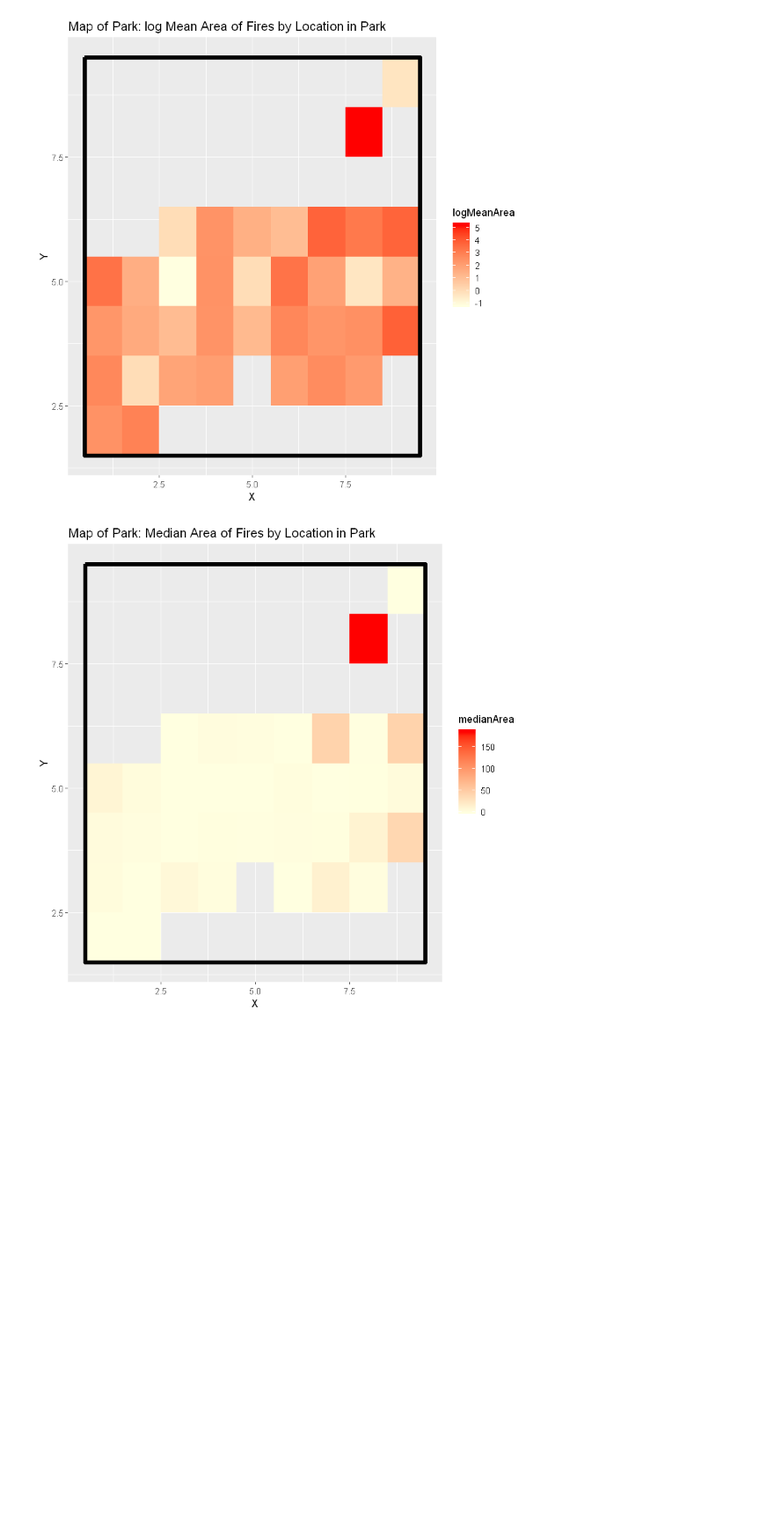
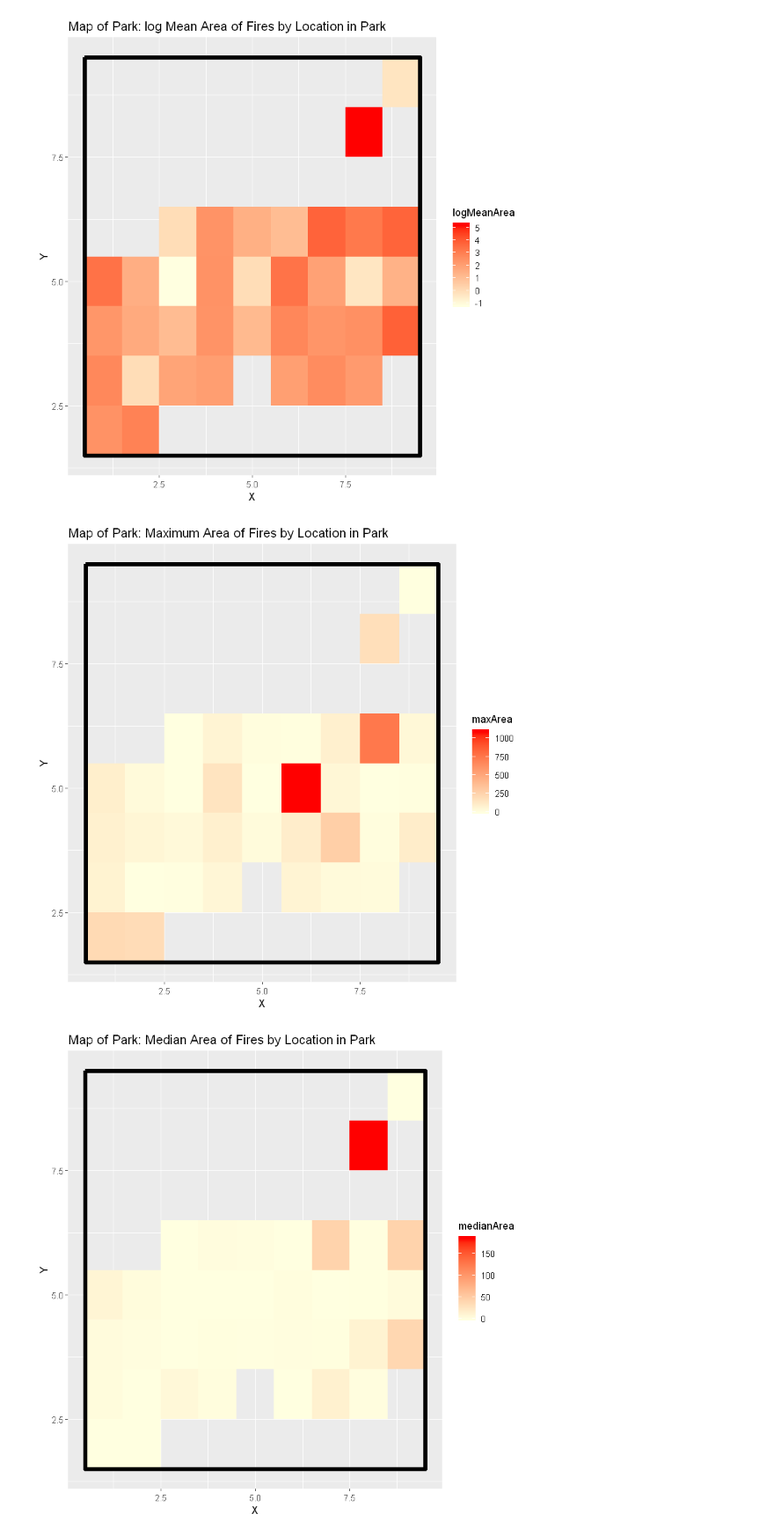
Before and after one commit to hyunchul78/w203_lab1, a Jupyter notebook: Forest_Fire_EDA_Jake.ipynb, the cells around one changed output. Shown at 88% size. Saved outputs shown, nothing was run; the diff lists cells and outputs as text; code cells hidden in the pictures; blank space fills up the shorter version.

```diff
--- a/Forest_Fire_EDA_Jake.ipynb
+++ b/Forest_Fire_EDA_Jake.ipynb
@@ -366,6 +368,14 @@ ggplot(ffXYgroup, aes(x=X, y=Y, fill=logMeanArea)) +
   ggtitle("Map of Park: log Mean Area of Fires by Location in Park")
 # %% [output]
 [figure]
+# %%
+ggplot(ffXYgroup, aes(x=X, y=Y, fill=maxArea)) +
+  geom_tile() +
+  scale_fill_gradient(low= "light yellow", high="Red") +
+  geom_rect(xmin=0.5, xmax=9.5, ymin=1.5, ymax=9.5, color="black", fill=NA, size=2) +
+  ggtitle("Map of Park: Maximum Area of Fires by Location in Park")
+# %% [output]
+[figure, added]
 # %%
 ggplot(ffXYgroup, aes(x=X, y=Y, fill=medianArea)) +
   geom_tile() +
```
Also changed, not shown: parts of 13 cells of this notebook, 2 other files.
